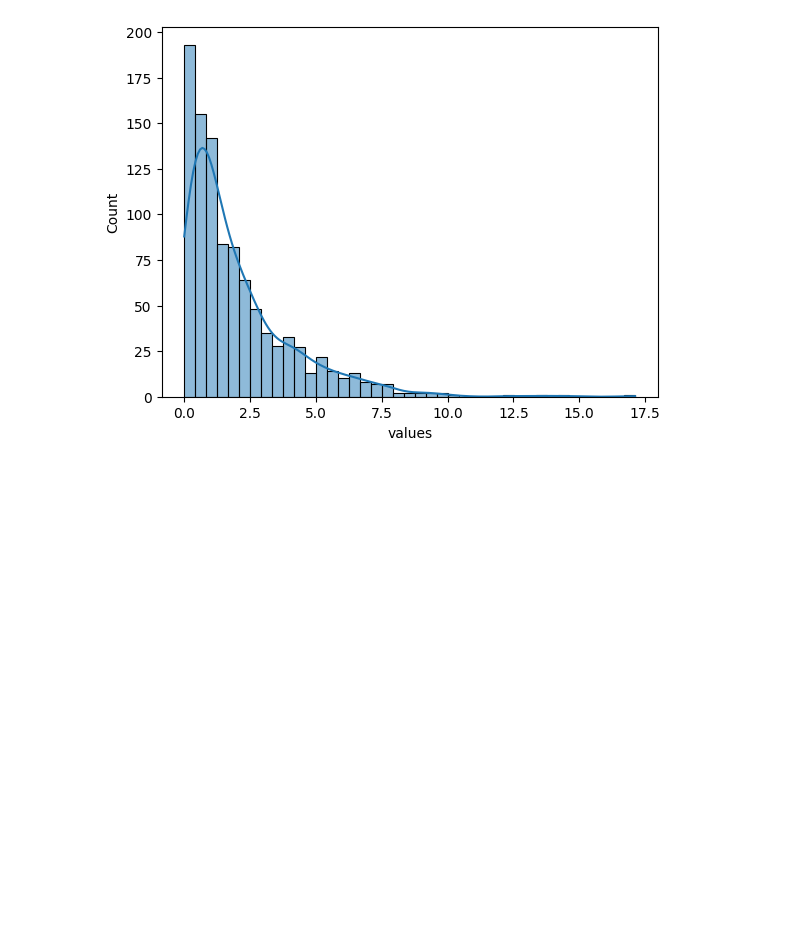
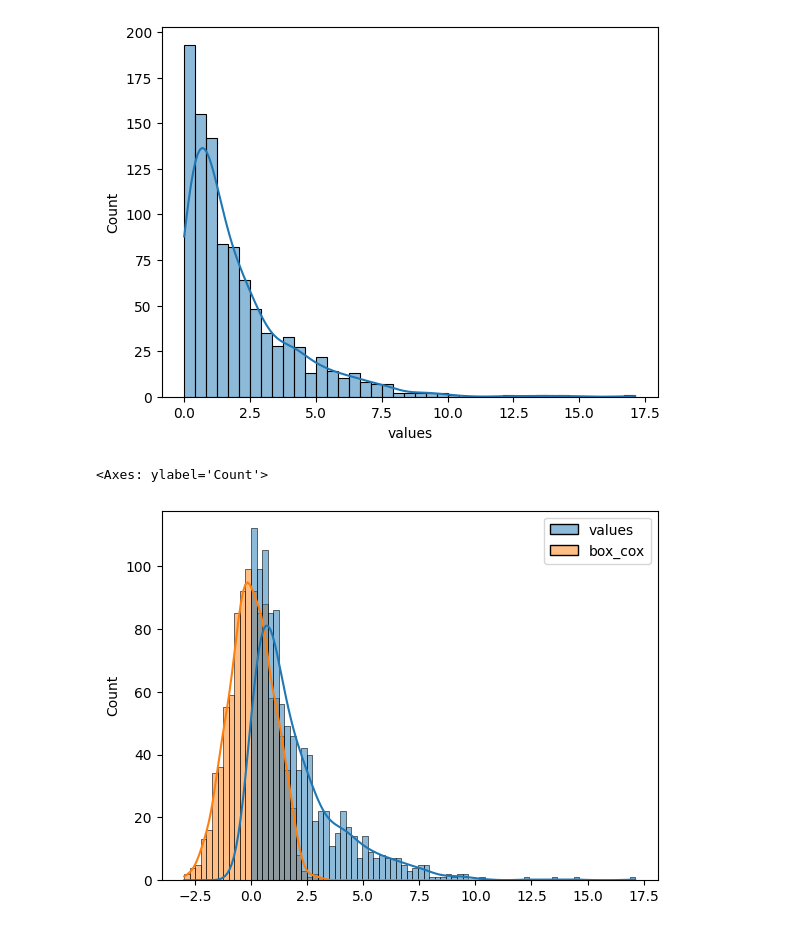
Before and after one commit to sherazAhmed-ipynb/DataScienceRevised, a Jupyter notebook: all_about_ML/01_dataPreprocessing/04_transformation.ipynb, the cells around one changed output. Drawn from its saved outputs; the diff is of its cells as text; code cells hidden in the pictures; blank space fills up the shorter version.

Commit message:
graph added

```diff
--- a/all_about_ML/01_dataPreprocessing/04_transformation.ipynb
+++ b/all_about_ML/01_dataPreprocessing/04_transformation.ipynb
@@ -31,3 +31,11 @@ sns.histplot(df['values'], kde=True)
 # %% [output]
 <Axes: xlabel='values', ylabel='Count'>
 [figure]
+# %%
+pt_boxcox = PowerTransformer(method='box-cox')
+
+df['box_cox'] = pt_boxcox.fit_transform(df[['values']])
+sns.histplot(df, kde=True)
+# %% [output]
+<Axes: ylabel='Count'>
+[figure, added]
```
Also changed, not shown: parts of 3 cells of this notebook.
